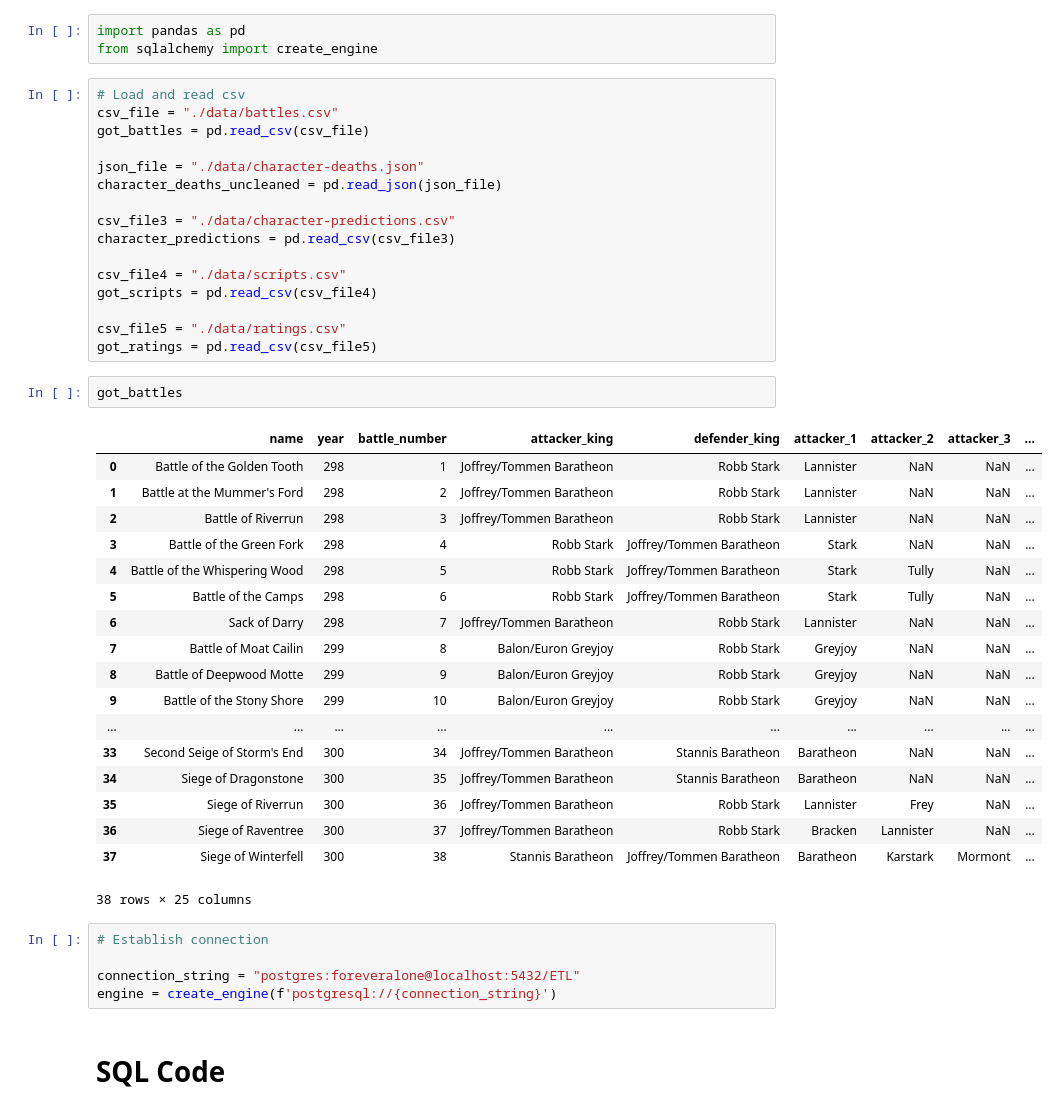
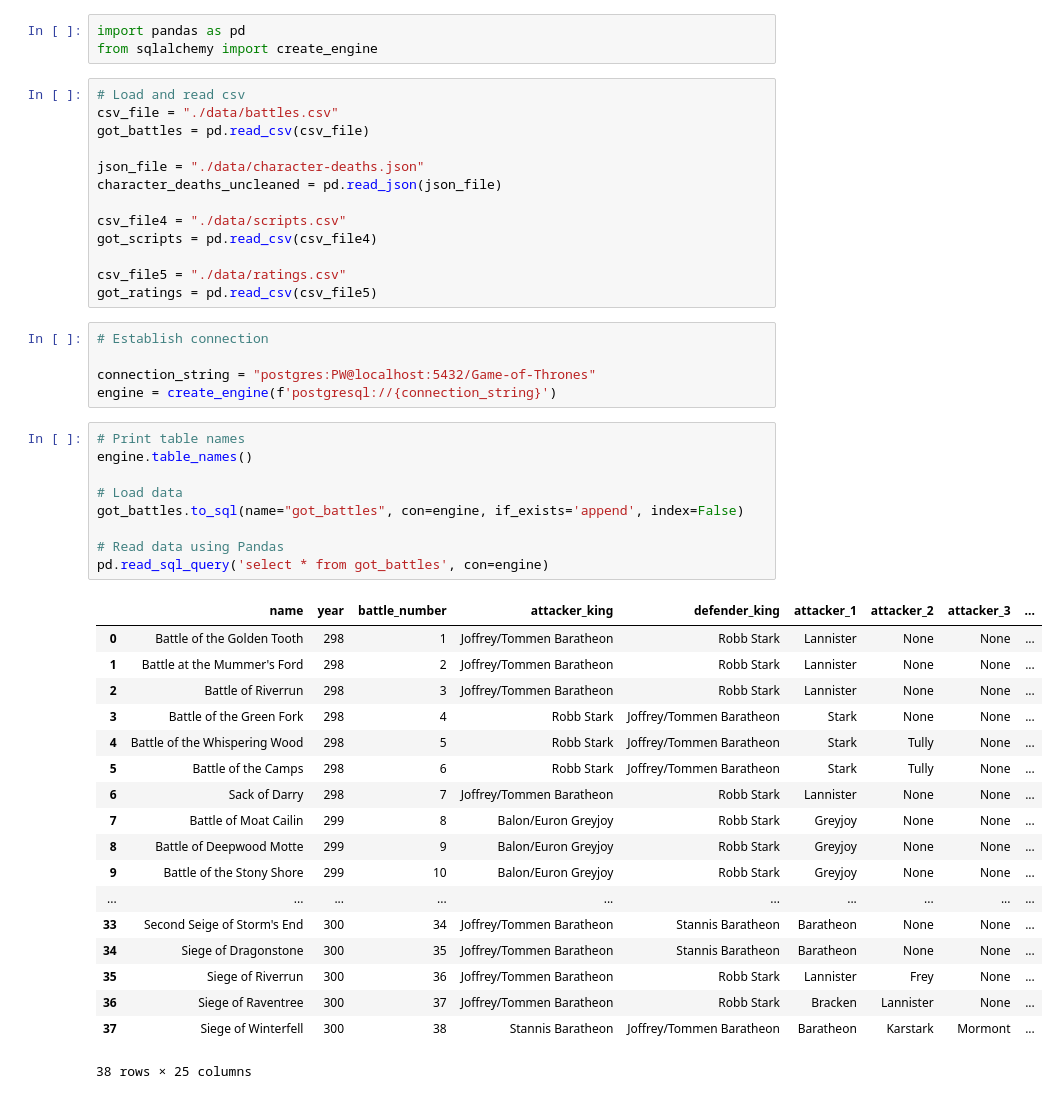
Before and after one commit to kasy1tu/Game-of-Thrones-Dashbaord-, a Jupyter notebook: Main GOT .ipynb, the cells around one changed output. Saved outputs shown, nothing was run; the diff lists cells and outputs as text.

Commit message:
loaded got_battles in sql and loaded data using sql alchemy

```diff
--- a/Main GOT .ipynb
+++ b/Main GOT .ipynb
@@ -11,39 +11,41 @@ got_battles = pd.read_csv(csv_file)
 json_file = "./data/character-deaths.json"
 character_deaths_uncleaned = pd.read_json(json_file)
 
-csv_file3 = "./data/character-predictions.csv"
-character_predictions = pd.read_csv(csv_file3)
-
 csv_file4 = "./data/scripts.csv"
 got_scripts = pd.read_csv(csv_file4)
 
 csv_file5 = "./data/ratings.csv"
 got_ratings = pd.read_csv(csv_file5)
-# %%
-got_battles
-# %% [output]
-|  | name | year | battle_number | attacker_king | defender_king | attacker_1 | attacker_2 | attacker_3 | ... |
-| 0 | Battle of the Golden Tooth | 298 | 1 | Joffrey/Tommen Baratheon | Robb Stark | Lannister | NaN | NaN | ... |
-| 1 | Battle at the Mummer's Ford | 298 | 2 | Joffrey/Tommen Baratheon | Robb Stark | Lannister | NaN | NaN | ... |
-| 2 | Battle of Riverrun | 298 | 3 | Joffrey/Tommen Baratheon | Robb Stark | Lannister | NaN | NaN | ... |
-| 3 | Battle of the Green Fork | 298 | 4 | Robb Stark | Joffrey/Tommen Baratheon | Stark | NaN | NaN | ... |
-| 4 | Battle of the Whispering Wood | 298 | 5 | Robb Stark | Joffrey/Tommen Baratheon | Stark | Tully | NaN | ... |
-| 5 | Battle of the Camps | 298 | 6 | Robb Stark | Joffrey/Tommen Baratheon | Stark | Tully | NaN | ... |
-| 6 | Sack of Darry | 298 | 7 | Joffrey/Tommen Baratheon | Robb Stark | Lannister | NaN | NaN | ... |
-| 7 | Battle of Moat Cailin | 299 | 8 | Balon/Euron Greyjoy | Robb Stark | Greyjoy | NaN | NaN | ... |
-| 8 | Battle of Deepwood Motte | 299 | 9 | Balon/Euron Greyjoy | Robb Stark | Greyjoy | NaN | NaN | ... |
-| 9 | Battle of the Stony Shore | 299 | 10 | Balon/Euron Greyjoy | Robb Stark | Greyjoy | NaN | NaN | ... |
-| ... | ... | ... | ... | ... | ... | ... | ... | ... | ... |
-| 33 | Second Seige of Storm's End | 300 | 34 | Joffrey/Tommen Baratheon | Stannis Baratheon | Baratheon | NaN | NaN | ... |
-| 34 | Siege of Dragonstone | 300 | 35 | Joffrey/Tommen Baratheon | Stannis Baratheon | Baratheon | NaN | NaN | ... |
-| 35 | Siege of Riverrun | 300 | 36 | Joffrey/Tommen Baratheon | Robb Stark | Lannister | Frey | NaN | ... |
-| 36 | Siege of Raventree | 300 | 37 | Joffrey/Tommen Baratheon | Robb Stark | Bracken | Lannister | NaN | ... |
-| 37 | Siege of Winterfell | 300 | 38 | Stannis Baratheon | Joffrey/Tommen Baratheon | Baratheon | Karstark | Mormont | ... |
-38 rows × 25 columns
 # %%
 # Establish connection
 
-connection_string = "postgres:foreveralone@localhost:5432/ETL"
+connection_string = "postgres:PW@localhost:5432/Game-of-Thrones"
 engine = create_engine(f'postgresql://{connection_string}')
-# %% [markdown]
-# SQL Code
+# %%
+# Print table names
+engine.table_names()
+
+# Load data
+got_battles.to_sql(name="got_battles", con=engine, if_exists='append', index=False)
+
+# Read data using Pandas
+pd.read_sql_query('select * from got_battles', con=engine)
+# %% [output]
+|  | name | year | battle_number | attacker_king | defender_king | attacker_1 | attacker_2 | attacker_3 | ... |
+| 0 | Battle of the Golden Tooth | 298 | 1 | Joffrey/Tommen Baratheon | Robb Stark | Lannister | None | None | ... |
+| 1 | Battle at the Mummer's Ford | 298 | 2 | Joffrey/Tommen Baratheon | Robb Stark | Lannister | None | None | ... |
+| 2 | Battle of Riverrun | 298 | 3 | Joffrey/Tommen Baratheon | Robb Stark | Lannister | None | None | ... |
+| 3 | Battle of the Green Fork | 298 | 4 | Robb Stark | Joffrey/Tommen Baratheon | Stark | None | None | ... |
+| 4 | Battle of the Whispering Wood | 298 | 5 | Robb Stark | Joffrey/Tommen Baratheon | Stark | Tully | None | ... |
+| 5 | Battle of the Camps | 298 | 6 | Robb Stark | Joffrey/Tommen Baratheon | Stark | Tully | None | ... |
+| 6 | Sack of Darry | 298 | 7 | Joffrey/Tommen Baratheon | Robb Stark | Lannister | None | None | ... |
+| 7 | Battle of Moat Cailin | 299 | 8 | Balon/Euron Greyjoy | Robb Stark | Greyjoy | None | None | ... |
+| 8 | Battle of Deepwood Motte | 299 | 9 | Balon/Euron Greyjoy | Robb Stark | Greyjoy | None | None | ... |
+| 9 | Battle of the Stony Shore | 299 | 10 | Balon/Euron Greyjoy | Robb Stark | Greyjoy | None | None | ... |
+| ... | ... | ... | ... | ... | ... | ... | ... | ... | ... |
+| 33 | Second Seige of Storm's End | 300 | 34 | Joffrey/Tommen Baratheon | Stannis Baratheon | Baratheon | None | None | ... |
+| 34 | Siege of Dragonstone | 300 | 35 | Joffrey/Tommen Baratheon | Stannis Baratheon | Baratheon | None | None | ... |
+| 35 | Siege of Riverrun | 300 | 36 | Joffrey/Tommen Baratheon | Robb Stark | Lannister | Frey | None | ... |
+| 36 | Siege of Raventree | 300 | 37 | Joffrey/Tommen Baratheon | Robb Stark | Bracken | Lannister | None | ... |
+| 37 | Siege of Winterfell | 300 | 38 | Stannis Baratheon | Joffrey/Tommen Baratheon | Baratheon | Karstark | Mormont | ... |
+38 rows × 25 columns
```
Also changed, not shown: parts of 2 cells of this notebook.
